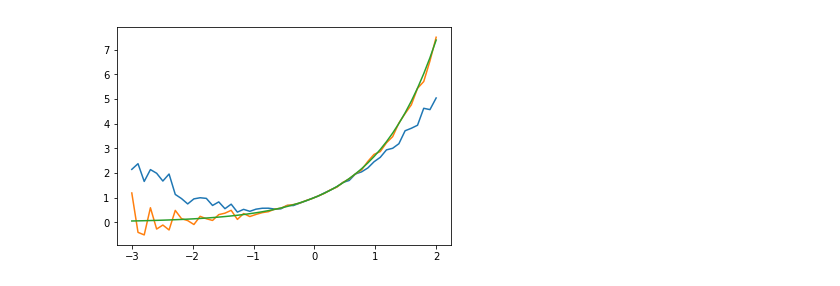
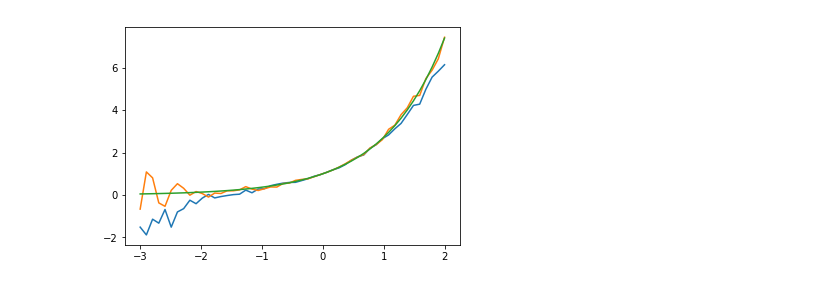
Before and after one commit to m4wright/power, a Jupyter notebook: power.ipynb, the cells around one changed output. Drawn from its saved outputs; the diff is of its cells as text; code cells hidden in the pictures.

```diff
--- a/power.ipynb
+++ b/power.ipynb
@@ -8,6 +8,7 @@ def expser(n,x,e=0):
 # n - degree of the Taylor polynomial
 # x - the argument
 # e - relative error in computation of the series terms, modeled by uniform noise
+    x=float(x)
     b=1.
     y=b
     for i in range(1,n+1):
@@ -18,24 +19,24 @@ def expser(n,x,e=0):
 # %%
 x = np.linspace(-3, 2, 50)
 y = []
 i=0;
 for xx in x:
-    y.append(expser(2,xx,.1))
+    y.append(expser(3,xx,.1))
     ++i
 plt.plot(x,y)
 y = []
 i=0;
 for xx in x:
-    y.append(expser(100,xx,.1))
+    y.append(expser(16,xx,.1))
     ++i
 plt.plot(x,y)
 y = []
 i=0;
 for xx in x:
     y.append(np.exp(xx))
     ++i
 plt.plot(x,y)
 
 plt.show()
 # %% [output]
-[figure, old version]
+[figure, new version]
```
Also changed, not shown: parts of 1 cell of this notebook.
